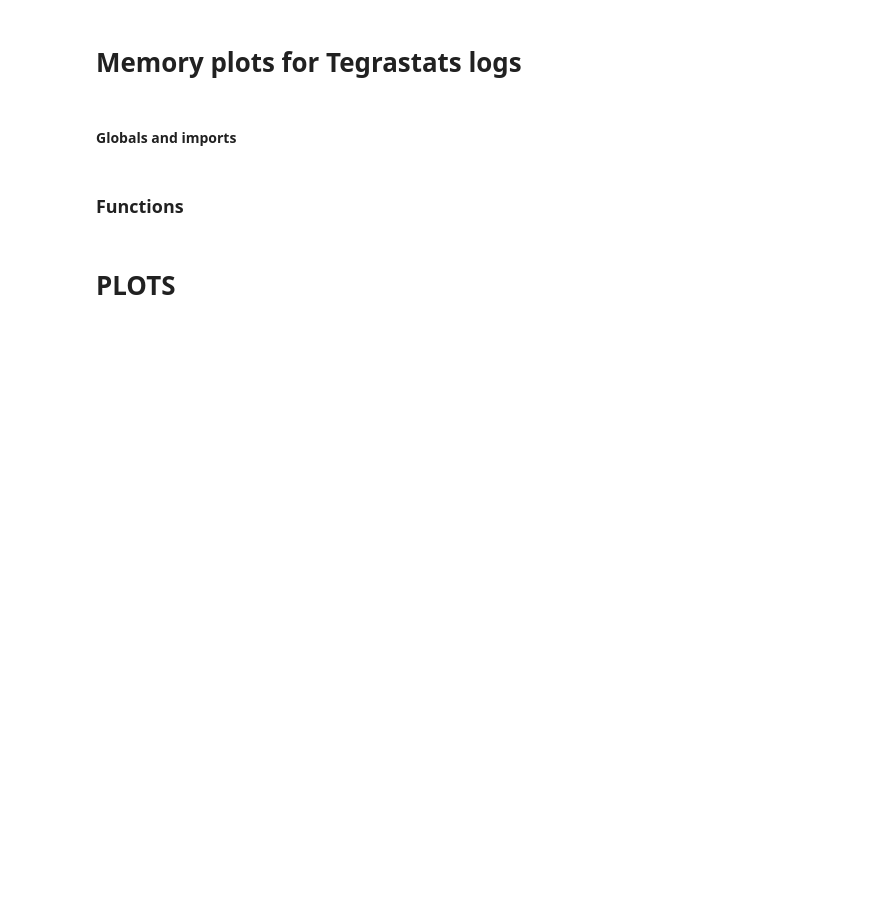
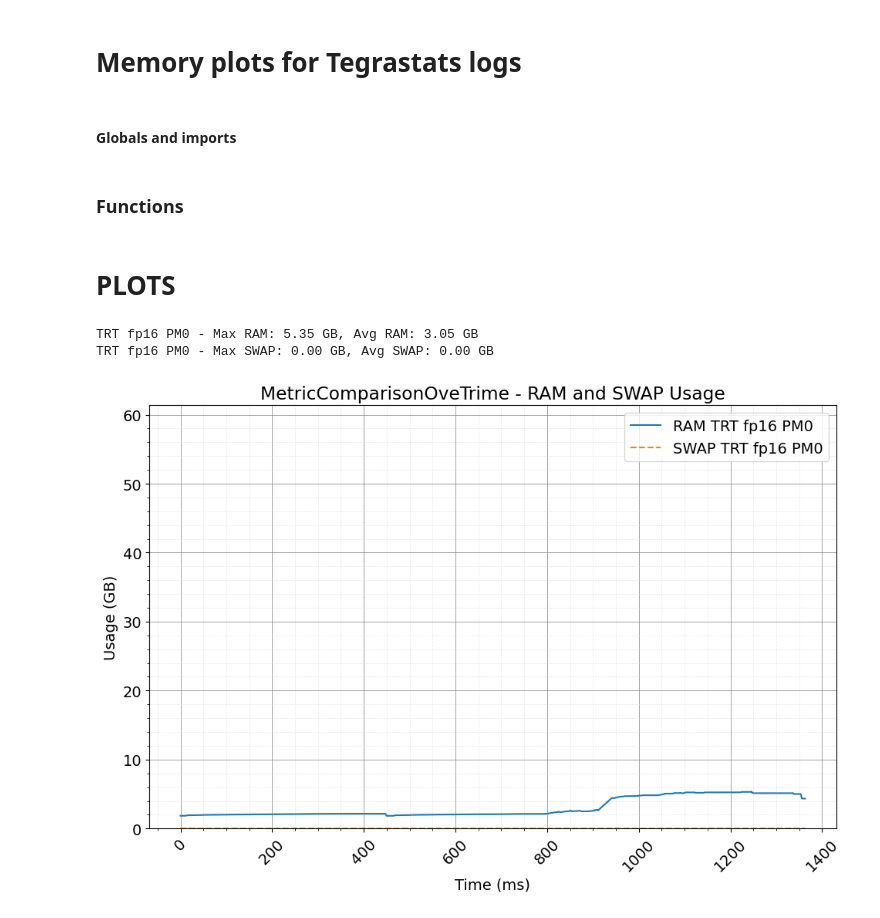
Before and after one commit to Juanx65/SalmonsTRT, a Jupyter notebook: graphs/plot_memory_from_tegrastats_logs.ipynb, the cells around one changed output. Cells and saved outputs as stored; diff of their text form; code cells hidden in the pictures; blank space fills up the shorter version.

```diff
--- a/graphs/plot_memory_from_tegrastats_logs.ipynb
+++ b/graphs/plot_memory_from_tegrastats_logs.ipynb
@@ -394,21 +394,25 @@ def plot_memory_mixed_layout(data_dicts_list, batch_sizes, plot_titles, legend_l
 # %%
 # MEMORY PLOT OVER TIME
 
-data_pm2 =  read_data('../outputs/tegrastats_log/--trt_bs_8_PM2_OPLVL5.txt')
-data_pm0 =  read_data('../outputs/tegrastats_log/--trt_bs_8_PM0_OPLVL5.txt')
-data_base =  read_data('../outputs/tegrastats_log/_bs_8_PM0_OPLVL5.txt')
+data_pm2 =  read_data('../outputs/tegrastats_log/bs8_cold.txt')
+#data_pm0 =  read_data('../outputs/tegrastats_log/--trt_bs_8_PM0_OPLVL5.txt')
+#data_base =  read_data('../outputs/tegrastats_log/_bs_8_PM0_OPLVL5.txt')
 
 # Graficar los datos
-"""
+
 plot_memory_raw(
-    [ data_pm2,data_pm0, data_base ],
-    [ 'TRT PM2','TRT PM0', 'Modelo base' ],
+    [ data_pm2 ],
+    [ 'TRT fp16 PM0'],
     'MetricComparisonOveTrime'
 )
-"""
+
 
 #[ data_vanilla, data_trt_fp32, data_trt_fp16, data_trt_int8],
 #[ 'Vanilla', 'TRT fp32', 'TRT fp16', 'TRT INT8'],
+# %% [output]
+TRT fp16 PM0 - Max RAM: 5.35 GB, Avg RAM: 3.05 GB
+TRT fp16 PM0 - Max SWAP: 0.00 GB, Avg SWAP: 0.00 GB
+[figure, added]
 # %%
 # MEMORY PLOTTER, SINGLE GRAPH
 PLATFORM = 'Jetson Orin AGX'
```
Also changed, not shown: parts of 1 cell of this notebook, 1 other file.
